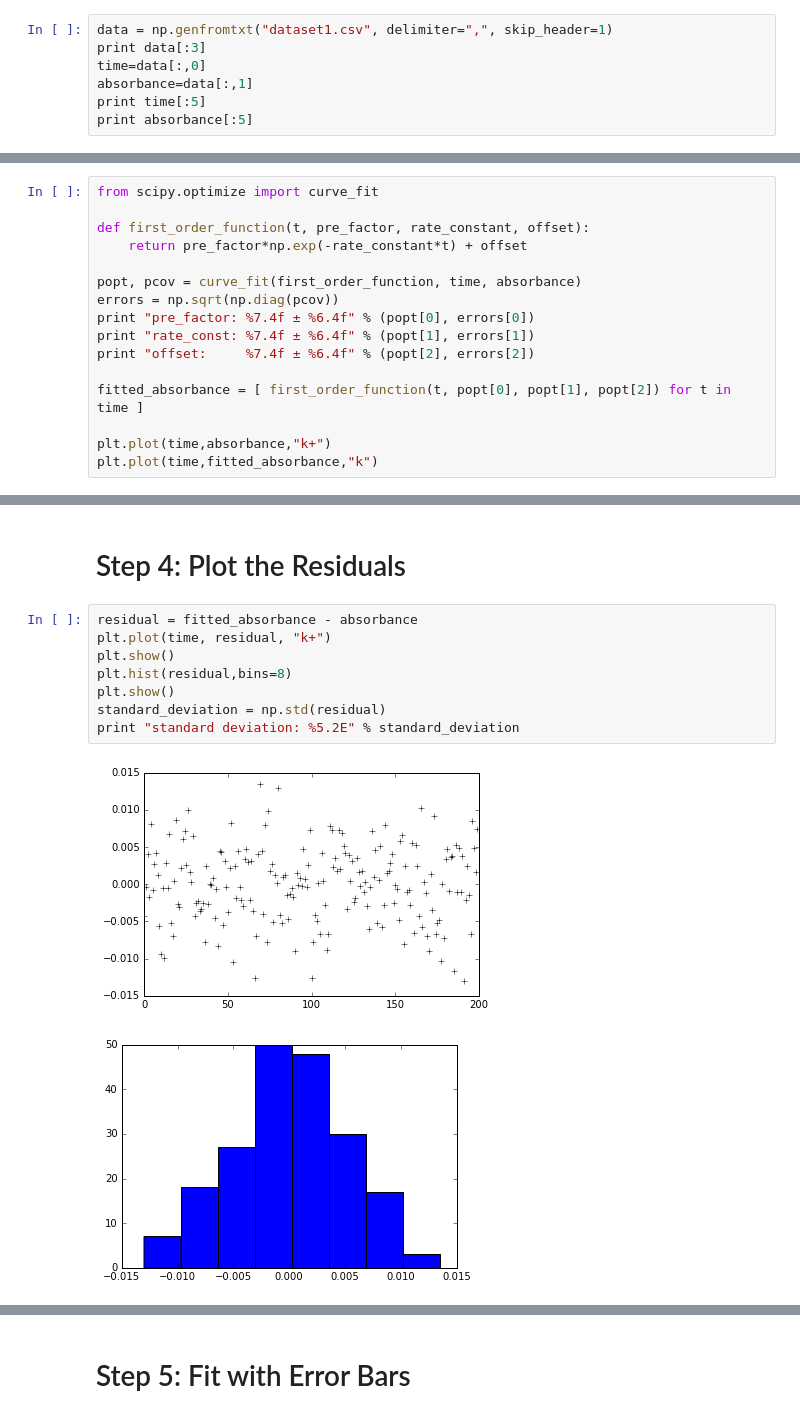
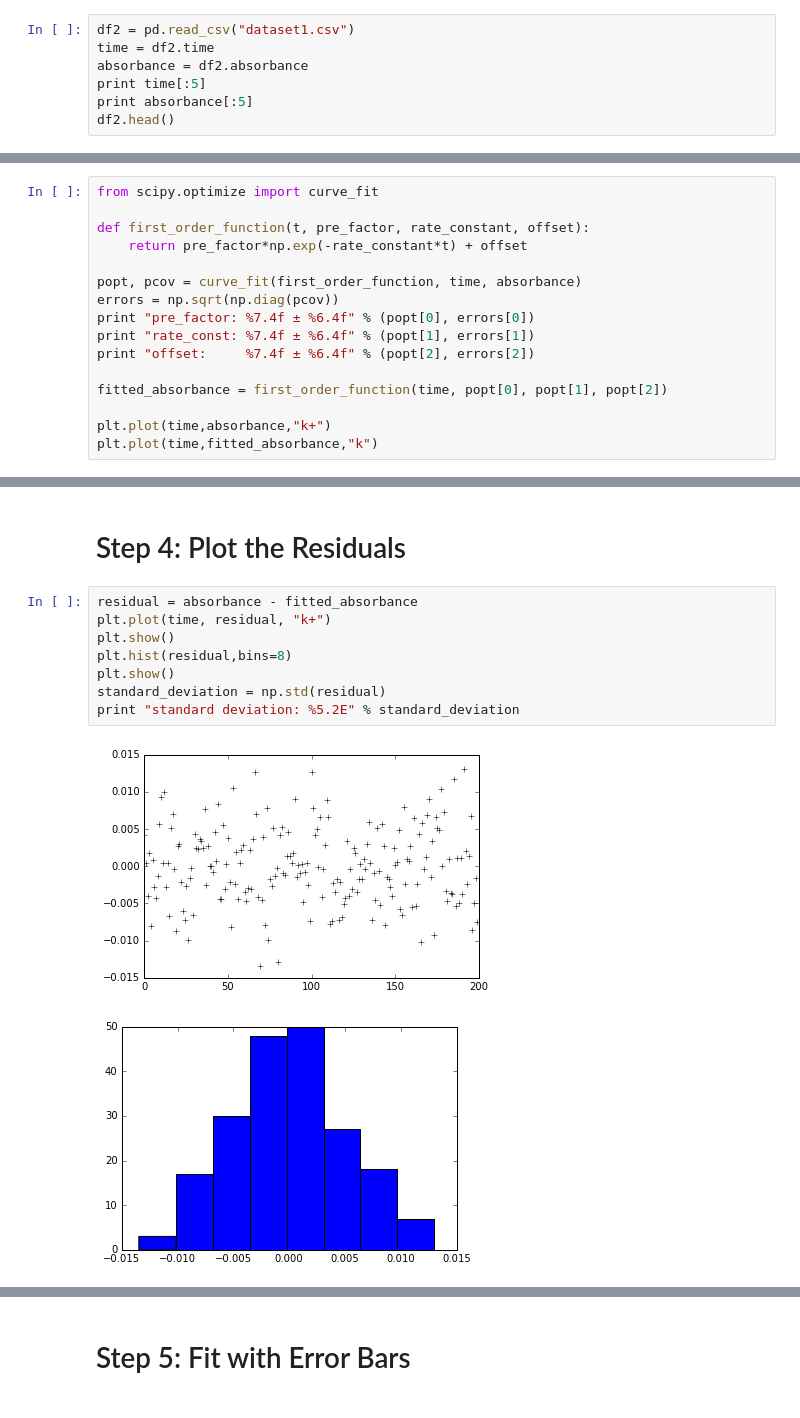
Before and after one commit to Lyle-zhang/practical_kinetics, a Jupyter notebook: exercise 2/exercise 2.ipynb, the cells around one changed output, grey strips where cells are left out. Saved outputs shown, nothing was run; the diff lists cells and outputs as text.

```diff
--- a/exercise 2/exercise 2.ipynb
+++ b/exercise 2/exercise 2.ipynb
@@ -28,8 +38,8 @@ print absorbance[:5]
 # %%
-data = np.genfromtxt("dataset1.csv", delimiter=",", skip_header=1)
-print data[:3]
-time=data[:,0]
-absorbance=data[:,1]
+df2 = pd.read_csv("dataset1.csv")
+time = df2.time
+absorbance = df2.absorbance
 print time[:5]
 print absorbance[:5]
+df2.head()
 # %% [output]
@@ -75,7 +97,7 @@ print "pre_factor: %7.4f ± %6.4f" % (popt[0], errors[0])
 print "rate_const: %7.4f ± %6.4f" % (popt[1], errors[1])
 print "offset:     %7.4f ± %6.4f" % (popt[2], errors[2])
 
-fitted_absorbance = [ first_order_function(t, popt[0], popt[1], popt[2]) for t in time ]
+fitted_absorbance = first_order_function(time, popt[0], popt[1], popt[2])
 
 plt.plot(time,absorbance,"k+")
 plt.plot(time,fitted_absorbance,"k")
@@ -88,16 +110,16 @@ offset:      0.2245 ± 0.0004
 # %% [markdown]
 # Step 4: Plot the Residuals
 # %%
-residual = fitted_absorbance - absorbance
+residual = absorbance - fitted_absorbance
 plt.plot(time, residual, "k+")
 plt.show()
 plt.hist(residual,bins=8)
 plt.show()
 standard_deviation = np.std(residual)
 print "standard deviation: %5.2E" % standard_deviation
 # %% [output]
-[figure, old version]
+[figure, new version]
-[figure, old version]
+[figure, new version]
 standard deviation: 5.11E-03
 # %% [markdown]
 # Step 5: Fit with Error Bars
```
Also changed, not shown: parts of 12 cells of this notebook, 19 other files.
